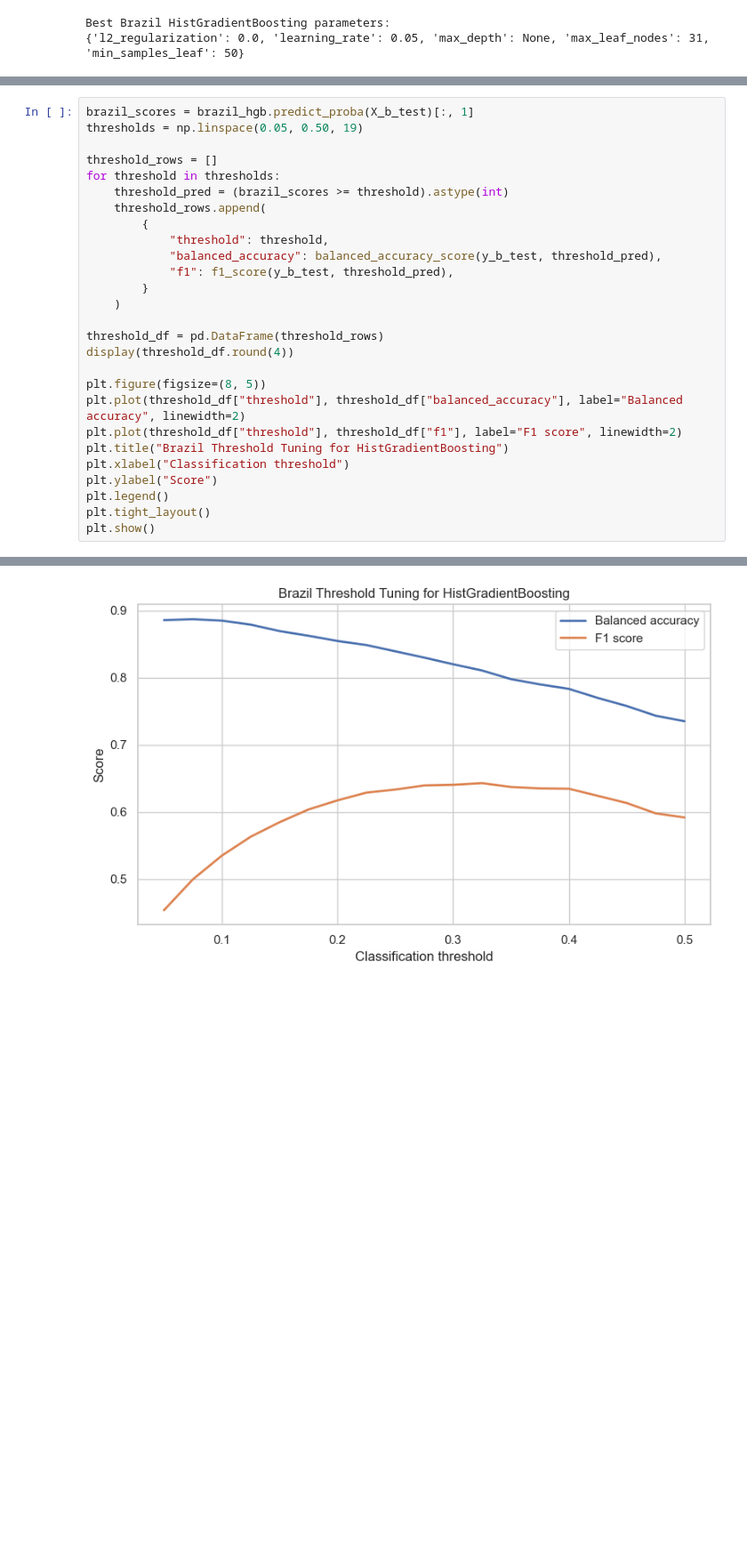
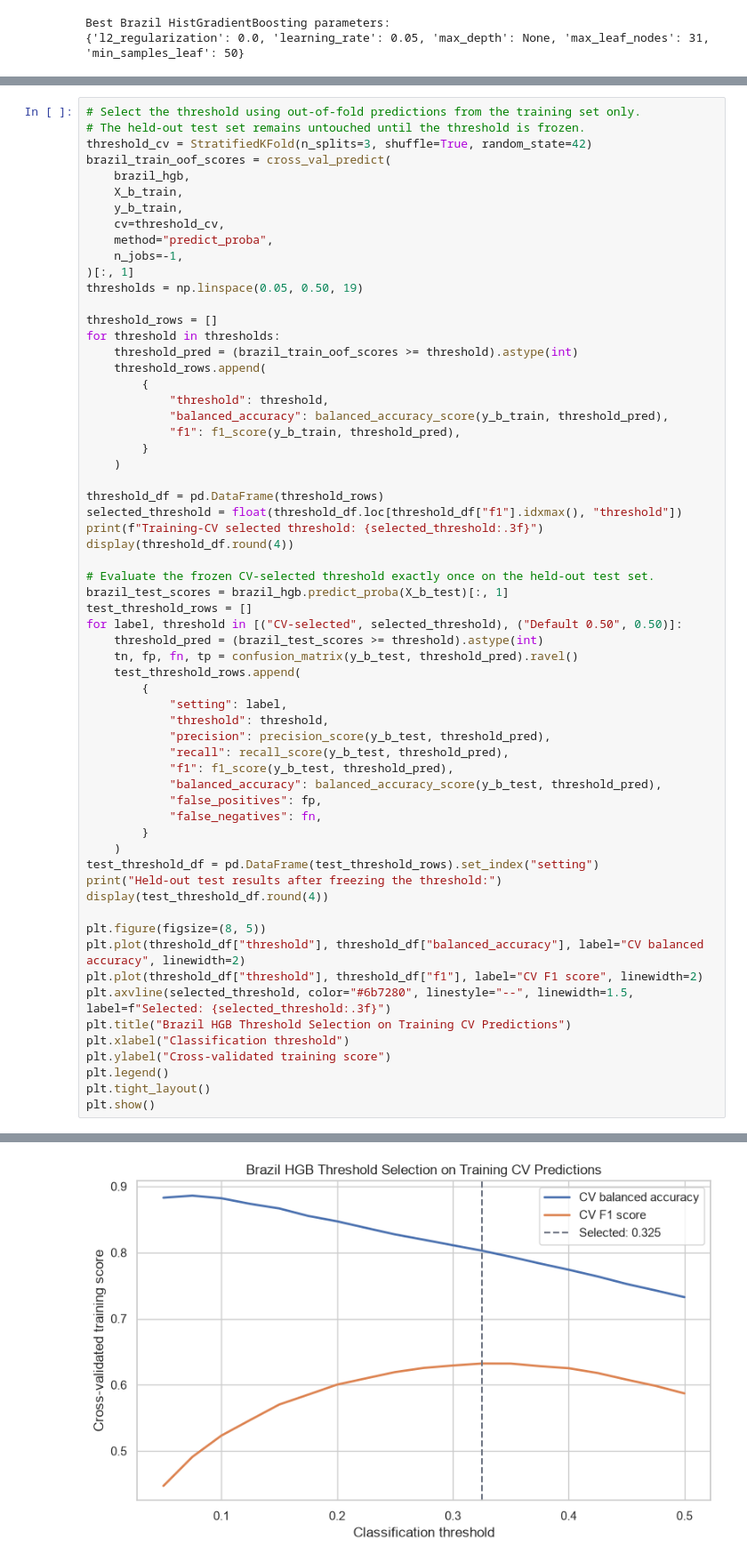
Before and after one commit to jrconner16/mod_c_capstone, a Jupyter notebook: notebooks/milestone2/09_week9_gradient_boosting.ipynb, the cells around one changed output, grey strips where cells are left out. Shown at 89% size. Cells and saved outputs as stored; diff of their text form; blank space fills up the shorter version.

Commit message:
Retune clean Brazil HGB and validate threshold

```diff
--- a/notebooks/milestone2/09_week9_gradient_boosting.ipynb
+++ b/notebooks/milestone2/09_week9_gradient_boosting.ipynb
@@ -394,28 +407,63 @@ Brazil classification report for HistGradientBoosting:
 weighted avg       0.95      0.95      0.95     30000
 # %%
-brazil_scores = brazil_hgb.predict_proba(X_b_test)[:, 1]
+# Select the threshold using out-of-fold predictions from the training set only.
+# The held-out test set remains untouched until the threshold is frozen.
+threshold_cv = StratifiedKFold(n_splits=3, shuffle=True, random_state=42)
+brazil_train_oof_scores = cross_val_predict(
+    brazil_hgb,
+    X_b_train,
+    y_b_train,
+    cv=threshold_cv,
+    method="predict_proba",
+    n_jobs=-1,
+)[:, 1]
 thresholds = np.linspace(0.05, 0.50, 19)
 
 threshold_rows = []
 for threshold in thresholds:
-    threshold_pred = (brazil_scores >= threshold).astype(int)
+    threshold_pred = (brazil_train_oof_scores >= threshold).astype(int)
     threshold_rows.append(
         {
             "threshold": threshold,
-            "balanced_accuracy": balanced_accuracy_score(y_b_test, threshold_pred),
-            "f1": f1_score(y_b_test, threshold_pred),
+            "balanced_accuracy": balanced_accuracy_score(y_b_train, threshold_pred),
+            "f1": f1_score(y_b_train, threshold_pred),
         }
     )
 
 threshold_df = pd.DataFrame(threshold_rows)
+selected_threshold = float(threshold_df.loc[threshold_df["f1"].idxmax(), "threshold"])
+print(f"Training-CV selected threshold: {selected_threshold:.3f}")
 display(threshold_df.round(4))
 
+# Evaluate the frozen CV-selected threshold exactly once on the held-out test set.
+brazil_test_scores = brazil_hgb.predict_proba(X_b_test)[:, 1]
+test_threshold_rows = []
+for label, threshold in [("CV-selected", selected_threshold), ("Default 0.50", 0.50)]:
+    threshold_pred = (brazil_test_scores >= threshold).astype(int)
+    tn, fp, fn, tp = confusion_matrix(y_b_test, threshold_pred).ravel()
+    test_threshold_rows.append(
+        {
+            "setting": label,
+            "threshold": threshold,
+            "precision": precision_score(y_b_test, threshold_pred),
+            "recall": recall_score(y_b_test, threshold_pred),
+            "f1": f1_score(y_b_test, threshold_pred),
+            "balanced_accuracy": balanced_accuracy_score(y_b_test, threshold_pred),
+            "false_positives": fp,
+            "false_negatives": fn,
+        }
+    )
+test_threshold_df = pd.DataFrame(test_threshold_rows).set_index("setting")
+print("Held-out test results after freezing the threshold:")
+display(test_threshold_df.round(4))
+
 plt.figure(figsize=(8, 5))
-plt.plot(threshold_df["threshold"], threshold_df["balanced_accuracy"], label="Balanced accuracy", linewidth=2)
-plt.plot(threshold_df["threshold"], threshold_df["f1"], label="F1 score", linewidth=2)
-plt.title("Brazil Threshold Tuning for HistGradientBoosting")
+plt.plot(threshold_df["threshold"], threshold_df["balanced_accuracy"], label="CV balanced accuracy", linewidth=2)
+plt.plot(threshold_df["threshold"], threshold_df["f1"], label="CV F1 score", linewidth=2)
+plt.axvline(selected_threshold, color="#6b7280", linestyle="--", linewidth=1.5, label=f"Selected: {selected_threshold:.3f}")
+plt.title("Brazil HGB Threshold Selection on Training CV Predictions")
 plt.xlabel("Classification threshold")
-plt.ylabel("Score")
+plt.ylabel("Cross-validated training score")
 plt.legend()
 plt.tight_layout()
 plt.show()
@@ -440,4 +494,4 @@ plt.show()
-[figure, old version]
+[figure, new version]
 # %%
 brazil_sample_idx = X_b_test.sample(n=5000, random_state=42).index
 
```
Also changed, not shown: parts of 10 cells of this notebook.
